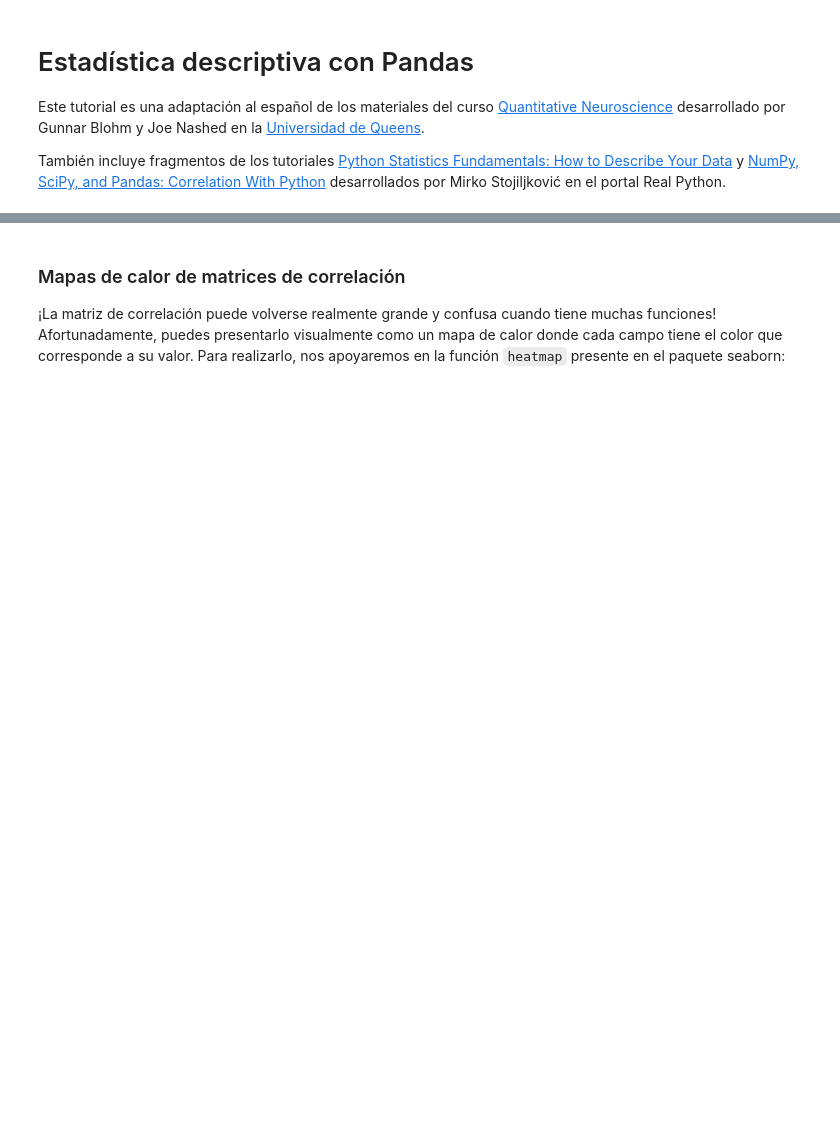
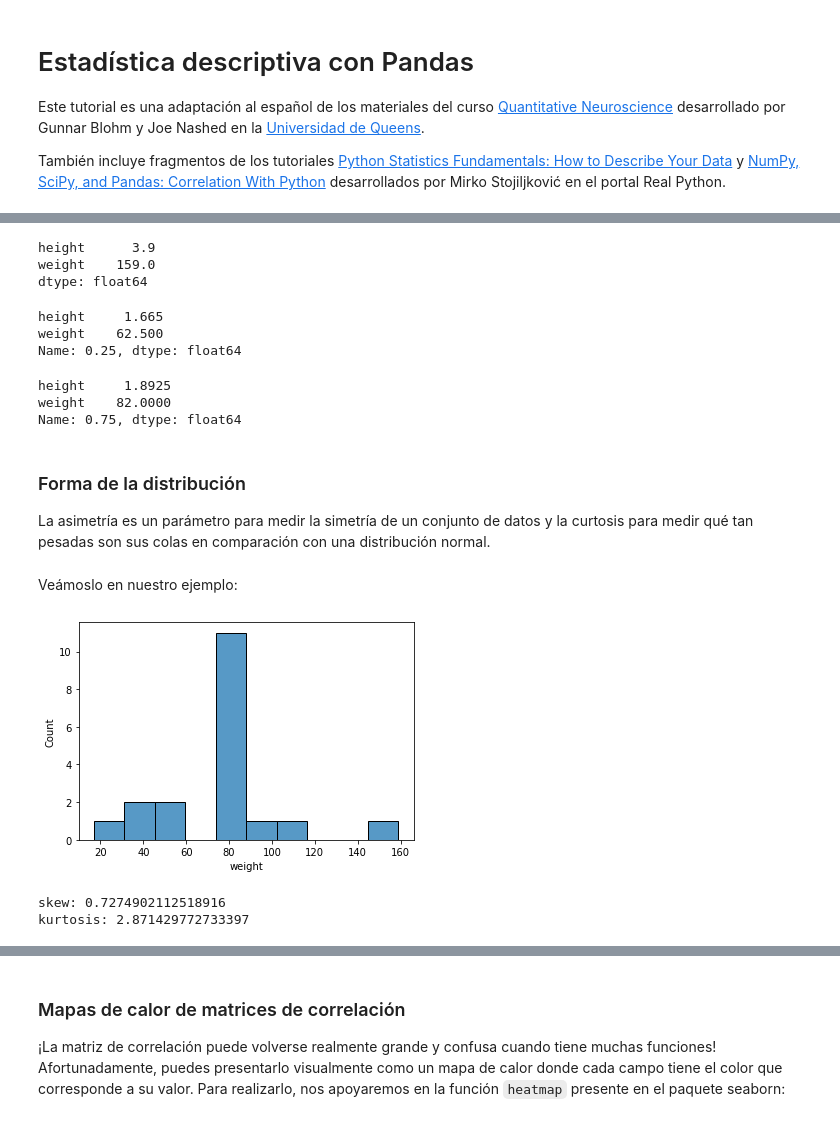
Before and after one commit to renatoparedes/IntroPythonInvestigacionPsicologia, a Jupyter notebook: AnalisisdeDatosCuantitativos/EstadisticaDescriptiva.ipynb, the cells around one changed output, grey strips where cells are left out. Drawn from its saved outputs; the diff is of its cells as text; code cells hidden in the pictures; blank space fills up the shorter version.

```diff
--- a/AnalisisdeDatosCuantitativos/EstadisticaDescriptiva.ipynb
+++ b/AnalisisdeDatosCuantitativos/EstadisticaDescriptiva.ipynb
@@ -374,0 +20,7 @@ Tanto `.corr()` como `.corrwith()` tienen el método de parámetro opcional para
+# %%
+import pandas as pd
+
+sw = pd.read_csv(
+    "https://raw.githubusercontent.com/gastonstat/matrix4sl/master/data/starwars.csv"
+)
+sw.head()
@@ -374,0 +94,38 @@ Tanto `.corr()` como `.corrwith()` tienen el método de parámetro opcional para
+# %%
+sw.max(numeric_only=True)
+# %% [output]
+height      3.9
+weight    159.0
+dtype: float64
+# %%
+sw.quantile(0.25, numeric_only=True)
+# %% [output]
+height     1.665
+weight    62.500
+Name: 0.25, dtype: float64
+# %%
+sw.quantile(0.75, numeric_only=True)
+# %% [output]
+height     1.8925
+weight    82.0000
+Name: 0.75, dtype: float64
+# %% [markdown]
+### Forma de la distribución
+
+La asimetría es un parámetro para medir la simetría de un conjunto de datos y la curtosis para medir qué tan pesadas son sus colas en comparación con una distribución normal.
+# %% [markdown]
+Veámoslo en nuestro ejemplo:
+# %%
+import seaborn as sns
+import matplotlib.pyplot as plt
+
+sns.histplot(x="weight", data=sw)
+plt.show()
+# %% [output]
+[figure, added]
+# %%
+print("skew:", sw["weight"].skew())
+print("kurtosis:", sw["weight"].kurtosis())
+# %% [output]
+skew: 0.7274902112518916
+kurtosis: 2.871429772733397
```
Also changed, not shown: parts of 73 cells of this notebook, 2 other files.
